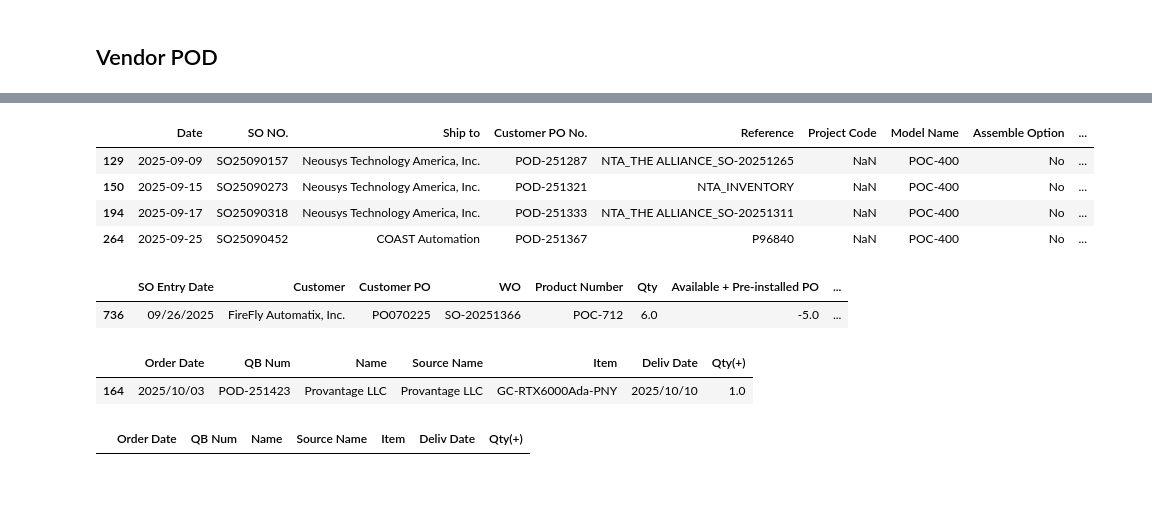
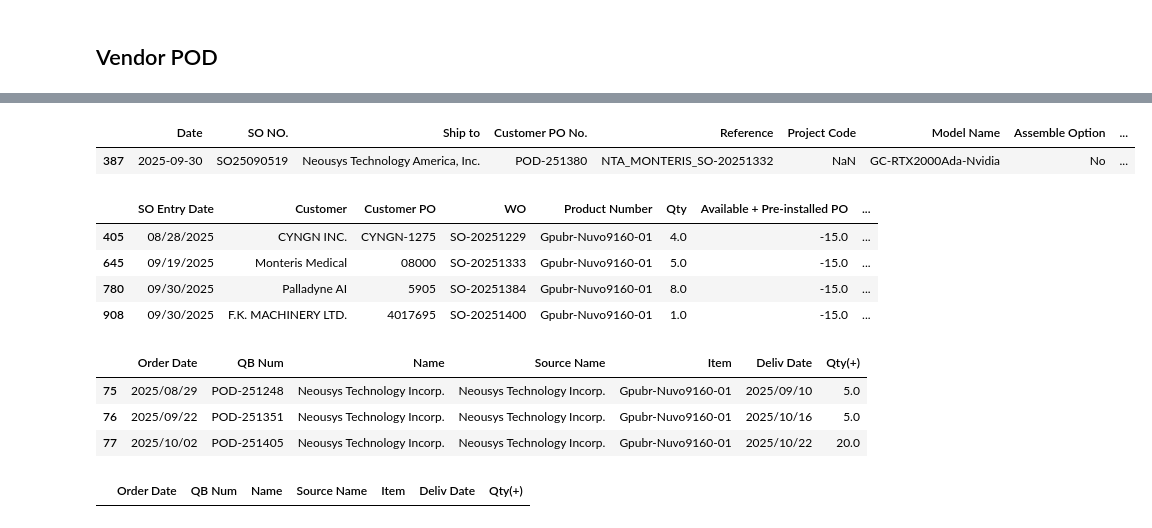
Before and after one commit to playoung2818/ERP_System, a Jupyter notebook: ERP_Dashboard.ipynb, the cells around one changed output, grey strips where cells are left out. Saved outputs shown, nothing was run; the diff lists cells and outputs as text; code cells hidden in the pictures; blank space fills up the shorter version.

```diff
--- a/ERP_Dashboard.ipynb
+++ b/ERP_Dashboard.ipynb
@@ -467,23 +469,25 @@ NT_Shipping.loc[NT_Shipping['Customer PO No.'] == 'POD-251427']
 # %%
-NT_Shipping.loc[NT_Shipping['Model Name'] == 'POC-400']
+NT_Shipping.loc[NT_Shipping['Model Name'] == 'GC-RTX2000Ada-Nvidia']
 # %% [output]
 |  | Date | SO NO. | Ship to | Customer PO No. | Reference | Project Code | Model Name | Assemble Option | ... |
-| 129 | 2025-09-09 | SO25090157 | Neousys Technology America, Inc. | POD-251287 | NTA_THE ALLIANCE_SO-20251265 | NaN | POC-400 | No | ... |
-| 150 | 2025-09-15 | SO25090273 | Neousys Technology America, Inc. | POD-251321 | NTA_INVENTORY | NaN | POC-400 | No | ... |
-| 194 | 2025-09-17 | SO25090318 | Neousys Technology America, Inc. | POD-251333 | NTA_THE ALLIANCE_SO-20251311 | NaN | POC-400 | No | ... |
-| 264 | 2025-09-25 | SO25090452 | COAST Automation | POD-251367 | P96840 | NaN | POC-400 | No | ... |
+| 387 | 2025-09-30 | SO25090519 | Neousys Technology America, Inc. | POD-251380 | NTA_MONTERIS_SO-20251332 | NaN | GC-RTX2000Ada-Nvidia | No | ... |
 # %%
-filtered_df = ERP_df[ERP_df['Product Number'] == 'POC-712'].sort_values(by='Lead Time',ascending=True)
+filtered_df = ERP_df[ERP_df['Product Number'] == 'Gpubr-Nuvo9160-01'].sort_values(by='Lead Time',ascending=True)
 filtered_df
 # %% [output]
 |  | SO Entry Date | Customer | Customer PO | WO | Product Number | Qty | Available + Pre-installed PO | ... |
-| 736 | 09/26/2025 | FireFly Automatix, Inc. | PO070225 | SO-20251366 | POC-712 | 6.0 | -5.0 | ... |
+| 405 | 08/28/2025 | CYNGN INC. | CYNGN-1275 | SO-20251229 | Gpubr-Nuvo9160-01 | 4.0 | -15.0 | ... |
+| 645 | 09/19/2025 | Monteris Medical | 08000 | SO-20251333 | Gpubr-Nuvo9160-01 | 5.0 | -15.0 | ... |
+| 780 | 09/30/2025 | Palladyne AI | 5905 | SO-20251384 | Gpubr-Nuvo9160-01 | 8.0 | -15.0 | ... |
+| 908 | 09/30/2025 | F.K. MACHINERY LTD. | 4017695 | SO-20251400 | Gpubr-Nuvo9160-01 | 1.0 | -15.0 | ... |
 # %%
 pod = df = pd.read_sql_table("Open_Purchase_Orders", con=engine, schema="public")
-pod.loc[pod['Item'] == 'GC-RTX6000Ada-PNY']
+pod.loc[pod['Item'] == 'Gpubr-Nuvo9160-01']
 # %% [output]
 |  | Order Date | QB Num | Name | Source Name | Item | Deliv Date | Qty(+) |
-| 164 | 2025/10/03 | POD-251423 | Provantage LLC | Provantage LLC | GC-RTX6000Ada-PNY | 2025/10/10 | 1.0 |
+| 75 | 2025/08/29 | POD-251248 | Neousys Technology Incorp. | Neousys Technology Incorp. | Gpubr-Nuvo9160-01 | 2025/09/10 | 5.0 |
+| 76 | 2025/09/22 | POD-251351 | Neousys Technology Incorp. | Neousys Technology Incorp. | Gpubr-Nuvo9160-01 | 2025/10/16 | 5.0 |
+| 77 | 2025/10/02 | POD-251405 | Neousys Technology Incorp. | Neousys Technology Incorp. | Gpubr-Nuvo9160-01 | 2025/10/22 | 20.0 |
 # %%
 pod.loc[pod['QB Num'] == 'Adapter-Active-DP-HDMI-BENFEI']
 # %% [output]
```
Also changed, not shown: parts of 11 cells of this notebook, 3 other files.
